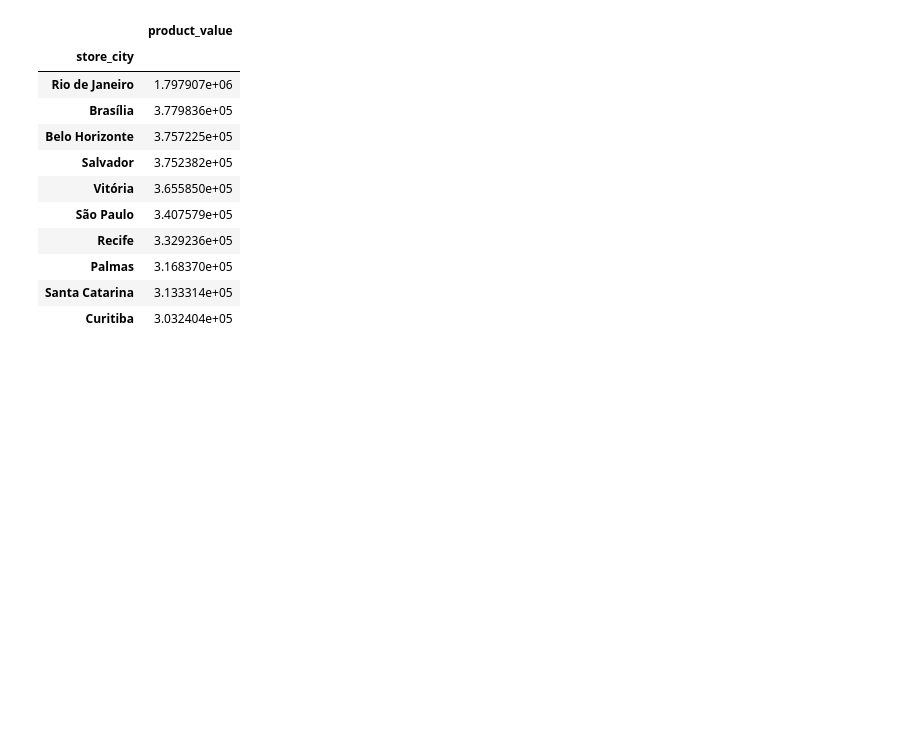
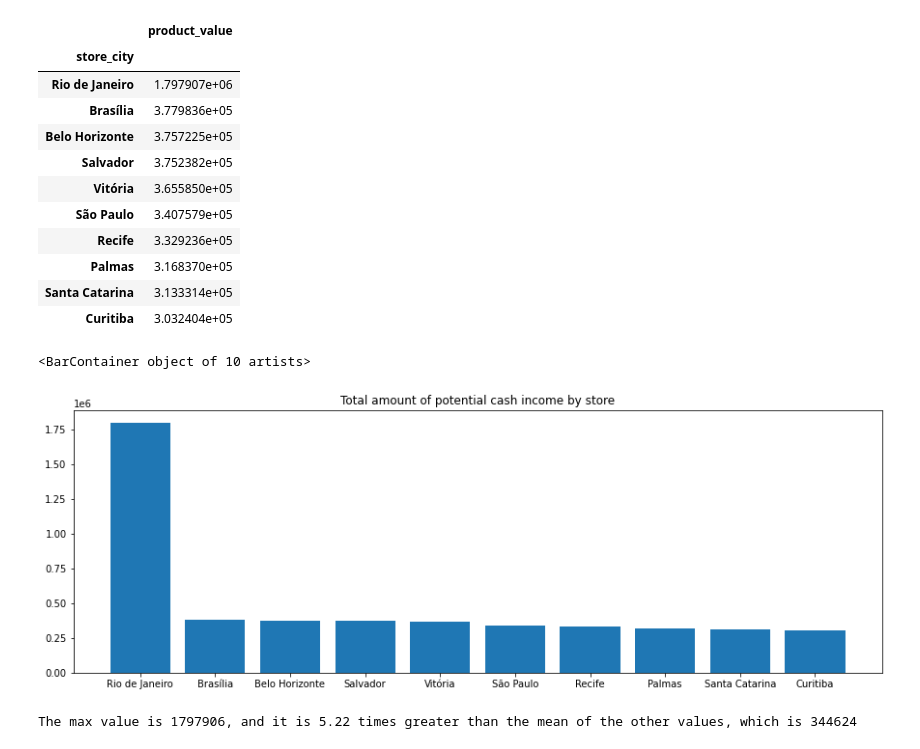
Before and after one commit to black-dev-x/pandas-cookbook, a Jupyter notebook: data-analysis/analysis.ipynb, the cells around one changed output. Cells and saved outputs as stored; diff of their text form; code cells hidden in the pictures; blank space fills up the shorter version.

```diff
--- a/data-analysis/analysis.ipynb
+++ b/data-analysis/analysis.ipynb
@@ -452,3 +452,18 @@ df[['store_city','product_value']].groupby('store_city').sum().sort_values(ascen
 | Palmas | 3.168370e+05 |
 | Santa Catarina | 3.133314e+05 |
 | Curitiba | 3.032404e+05 |
+# %%
+graph_data = df[['store_city','product_value']].groupby('store_city').sum().product_value.sort_values(ascending=False)
+plt.figure(figsize=(15,5))
+plt.title('Total amount of potential cash income by store')
+plt.bar(graph_data.index, graph_data.values)
+# %% [output]
+<BarContainer object of 10 artists>
+[figure, added]
+# %%
+max_value = graph_data.max()
+others_mean = graph_data[graph_data!=graph_data.max()].mean()
+times_greater_than_mean = graph_data.max()/others_mean
+print('The max value is %i, and it is %.2f times greater than the mean of the other values, which is %i' % (max_value, times_greater_than_mean, others_mean))
+# %% [output]
+The max value is 1797906, and it is 5.22 times greater than the mean of the other values, which is 344624
```
Also changed, not shown: parts of 2 cells of this notebook.
